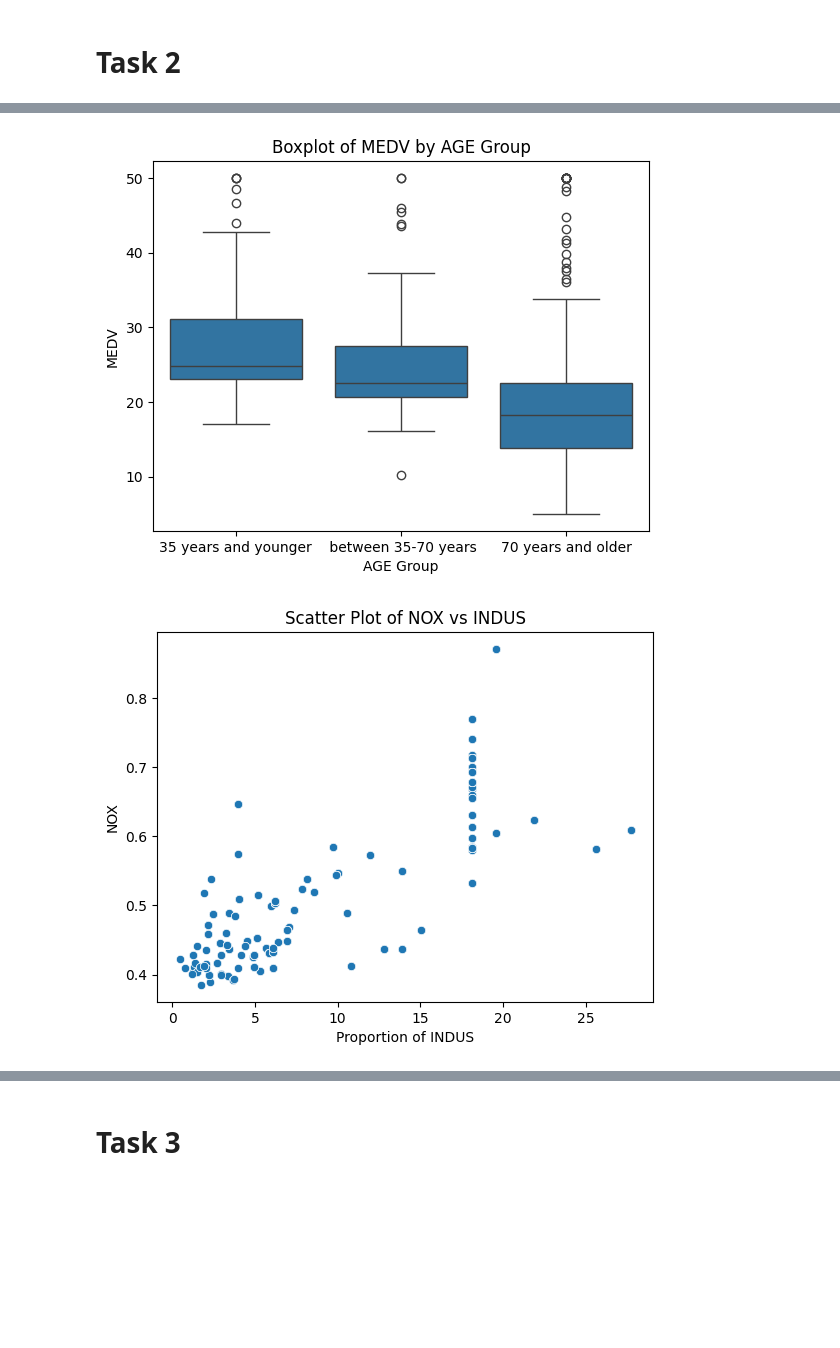
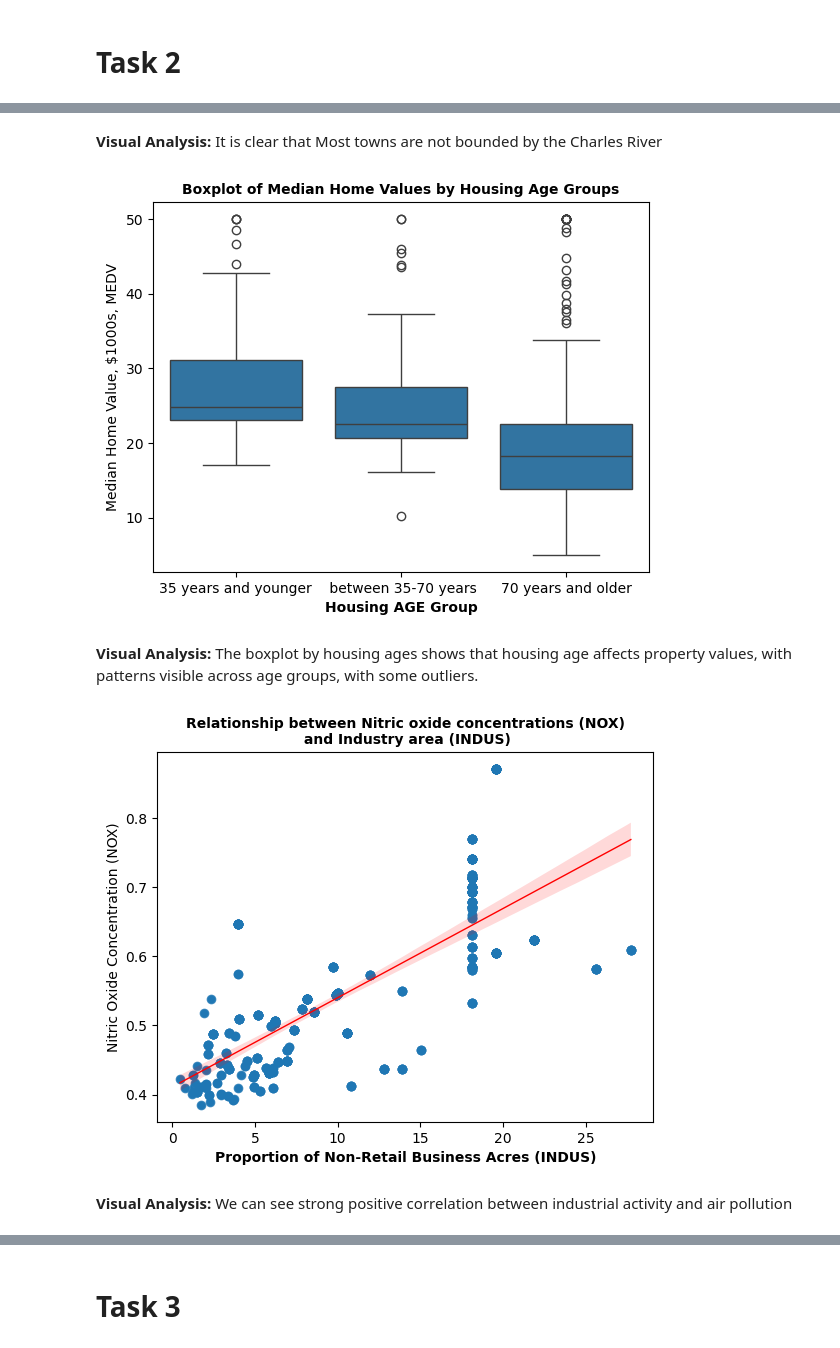
Before and after one commit to java4devgmail/coursera, a Jupyter notebook: Optional_Peer_Graded_Assignment.jupyterlite.ipynb, the cells around one changed output, grey strips where cells are left out. Drawn from its saved outputs; the diff is of its cells as text; code cells hidden in the pictures; blank space fills up the shorter version.

```diff
--- a/Optional_Peer_Graded_Assignment.jupyterlite.ipynb
+++ b/Optional_Peer_Graded_Assignment.jupyterlite.ipynb
@@ -71,3 +87,5 @@ pyplot.show()
+# %% [markdown]
+**Visual Analysis:** It is clear that Most towns are not bounded by the Charles River
 # %%
 # Provide a boxplot for the MEDV variable vs the AGE variable.
 # Discretize the AGE column into three groups
@@ -79,29 +97,40 @@ boston_df['AGE_group'] = pd.cut(boston_df['AGE'], bins=bins, labels=labels)
 sns.boxplot(data=boston_df, x='AGE_group', y='MEDV')
 
 # Add labels and title
-pyplot.title('Boxplot of MEDV by AGE Group')
-pyplot.xlabel('AGE Group')
-pyplot.ylabel('MEDV')
+plot_title = 'Boxplot of Median Home Values by Housing Age Groups'
+x_label = 'Housing AGE Group'
+y_label = 'Median Home Value, $1000s, MEDV'
+pyplot.title(plot_title, fontsize=10, fontweight='bold')
+pyplot.xlabel(x_label, fontsize=10, fontweight='bold')
+pyplot.ylabel(y_label)
 
 # Show the plot
 pyplot.show()
 # %% [output]
-[figure, old version]
+[figure, new version]
+# %% [markdown]
+**Visual Analysis:** The boxplot by housing ages shows that housing age affects property values, with patterns visible across age groups, with some outliers.
 # %%
 # Provide a scatter plot to show the relationship between
 # Nitric oxide concentrations and the proportion of non-retail business acres per town.
 # Create the scatter plot
 sns.scatterplot(data=boston_df, x='INDUS', y='NOX')
 
+sns.regplot(x=boston_df['INDUS'], y=boston_df['NOX'], line_kws={"color":"red", "linewidth": 1})
 # Add labels and title
-pyplot.title('Scatter Plot of NOX vs INDUS')
-pyplot.xlabel('Proportion of INDUS')
-pyplot.ylabel('NOX')
+plot_title = 'Relationship between Nitric oxide concentrations (NOX)\n and Industry area (INDUS)'
+x_label = 'Proportion of Non-Retail Business Acres (INDUS)'
+y_label = 'Nitric Oxide Concentration (NOX)'
+pyplot.title(plot_title, fontsize=10, fontweight='bold')
+pyplot.xlabel(x_label, fontsize=10, fontweight='bold')
+pyplot.ylabel(y_label, fontsize=10)
 
 # Show the plot
 pyplot.show()
 # %% [output]
-[figure, old version]
+[figure, new version]
+# %% [markdown]
+**Visual Analysis:** We can see strong positive correlation between industrial activity and air pollution
 # %%
 # Create a histogram for the pupil to teacher ratio variable
 
```
Also changed, not shown: parts of 16 cells of this notebook.
